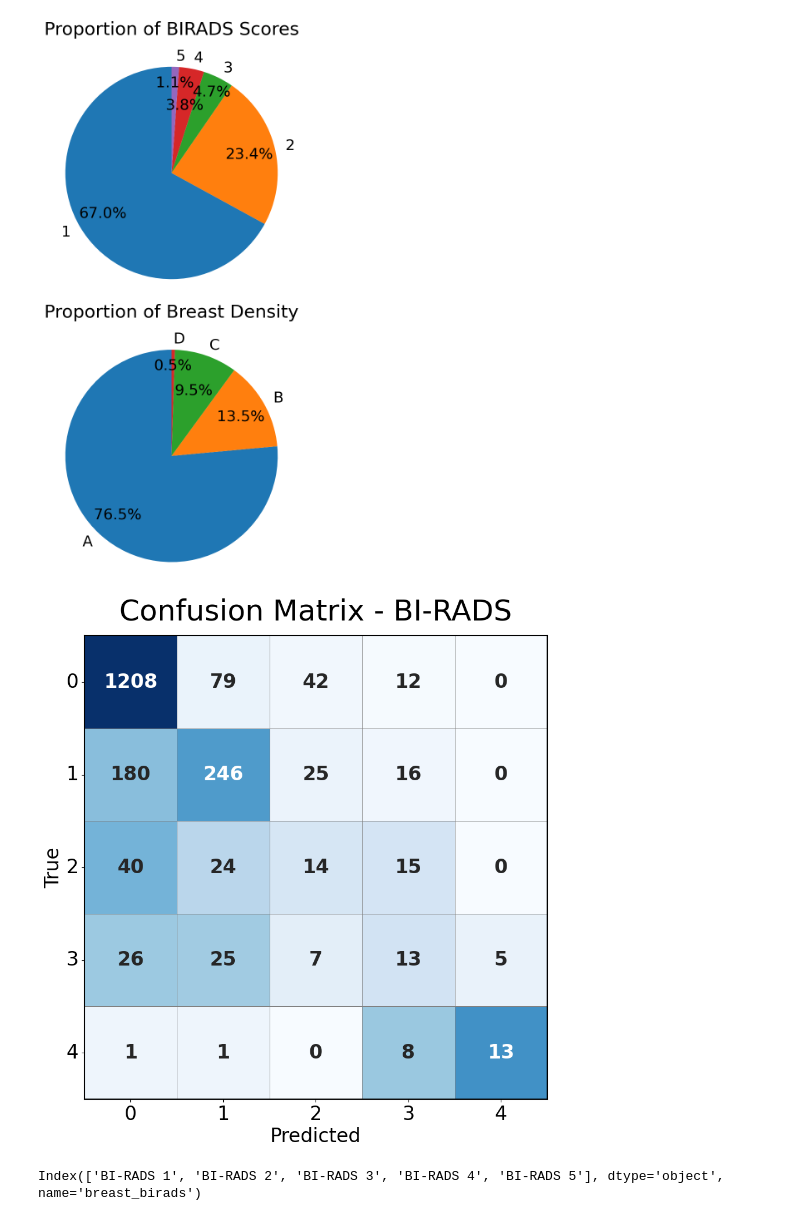
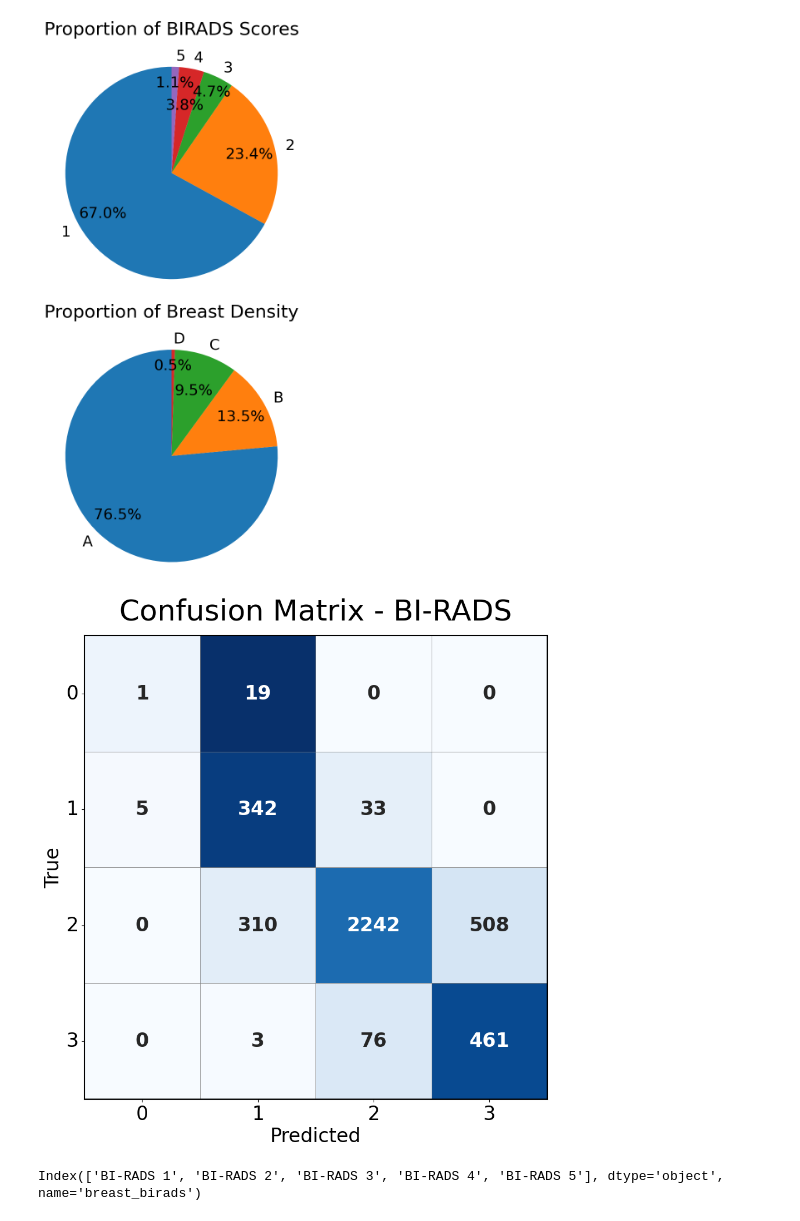
Before and after one commit to hzavadil98/UiT_FYS-8603, a Jupyter notebook: networks_playground.ipynb, the cells around one changed output. Drawn from its saved outputs; the diff is of its cells as text; code cells hidden in the pictures.

```diff
--- a/networks_playground.ipynb
+++ b/networks_playground.ipynb
@@ -118,11 +118,10 @@ plt.show()
 # Confusion matrix for the cancer model
 
 conf_matrix = np.array([
-    [1208,  79,  42, 12,  0],
-    [ 180, 246,  25, 16,  0],
-    [  40,  24,  14, 15,  0],
-    [  26,  25,   7, 13,  5],
-    [   1,   1,   0,  8, 13]
+    [  1,  19,   0,   0],
+    [  5, 342,  33,   0],
+    [  0, 310, 2242, 508],
+    [  0,   3,  76, 461]
 ])
 
 
@@ -137,34 +136,34 @@ ax = sns.heatmap(
     row_normalized,
     annot=conf_matrix,
     fmt='d',
     cmap='Blues',
     cbar=False,  # remove colorbar
     linewidths=0.5,
     linecolor='gray',
     annot_kws={"size": 24, "weight": "bold"},
     square=True,
     xticklabels=True,
     yticklabels=True,
 )
 
 # Axis formatting
 ax.set_xlabel('Predicted', fontsize=24)
 ax.set_ylabel('True', fontsize=24)
 ax.set_title('Confusion Matrix - BI-RADS', fontsize=36, pad=20)
 ax.set_xticklabels(ax.get_xticklabels(), fontsize=24)
 ax.set_yticklabels(ax.get_yticklabels(), fontsize=24, rotation=0)
 
 for spine in ax.spines.values():
     spine.set_visible(True)
     spine.set_linewidth(1.5)
 
 # Fix clipping
 plt.tight_layout(pad=2.0)
 
 #plt.tight_layout()
 plt.show()
 # %% [output]
-[figure, old version]
+[figure, new version]
 # %%
 birads_counts.index
 # %% [output]
```
Also changed, not shown: 9 other files.
